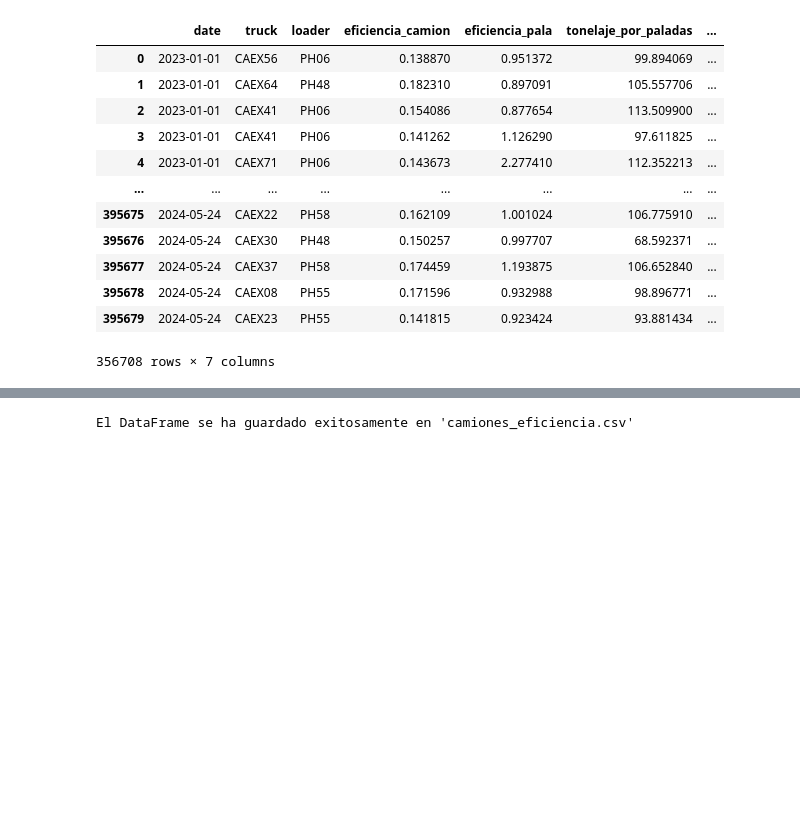
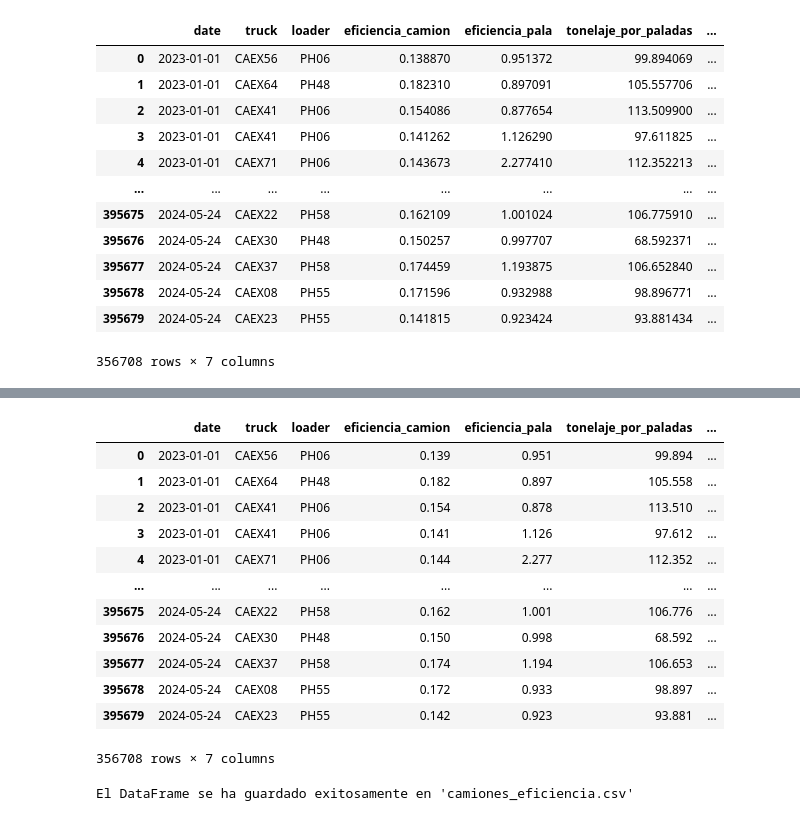
Before and after one commit to melinnicri/EjercicioML, a Jupyter notebook: examen.ipynb, the cells around one changed output, grey strips where cells are left out. Saved outputs shown, nothing was run; the diff lists cells and outputs as text; code cells hidden in the pictures; blank space fills up the shorter version.

```diff
--- a/examen.ipynb
+++ b/examen.ipynb
@@ -900,3 +1016,21 @@ datos_seleccionados
+# %%
+# Datos seleccionados en nueva Dataframe
+datos_seleccionados = df_sin_outliers[['date', 'truck', 'loader', 'eficiencia_camion', 'eficiencia_pala', 'tonelaje_por_paladas', 'eficiencia_distancia']]
+datos_seleccionados
+# %% [output]
+|  | date | truck | loader | eficiencia_camion | eficiencia_pala | tonelaje_por_paladas | ... |
+| 0 | 2023-01-01 | CAEX56 | PH06 | 0.139 | 0.951 | 99.894 | ... |
+| 1 | 2023-01-01 | CAEX64 | PH48 | 0.182 | 0.897 | 105.558 | ... |
+| 2 | 2023-01-01 | CAEX41 | PH06 | 0.154 | 0.878 | 113.510 | ... |
+| 3 | 2023-01-01 | CAEX41 | PH06 | 0.141 | 1.126 | 97.612 | ... |
+| 4 | 2023-01-01 | CAEX71 | PH06 | 0.144 | 2.277 | 112.352 | ... |
+| ... | ... | ... | ... | ... | ... | ... | ... |
+| 395675 | 2024-05-24 | CAEX22 | PH58 | 0.162 | 1.001 | 106.776 | ... |
+| 395676 | 2024-05-24 | CAEX30 | PH48 | 0.150 | 0.998 | 68.592 | ... |
+| 395677 | 2024-05-24 | CAEX37 | PH58 | 0.174 | 1.194 | 106.653 | ... |
+| 395678 | 2024-05-24 | CAEX08 | PH55 | 0.172 | 0.933 | 98.897 | ... |
+| 395679 | 2024-05-24 | CAEX23 | PH55 | 0.142 | 0.923 | 93.881 | ... |
+356708 rows × 7 columns
 # %%
 # Guardar el DataFrame en un archivo .csv
 datos_seleccionados.to_csv('camiones_eficiencia.csv', index=False)
```
Also changed, not shown: parts of 3 cells of this notebook.
